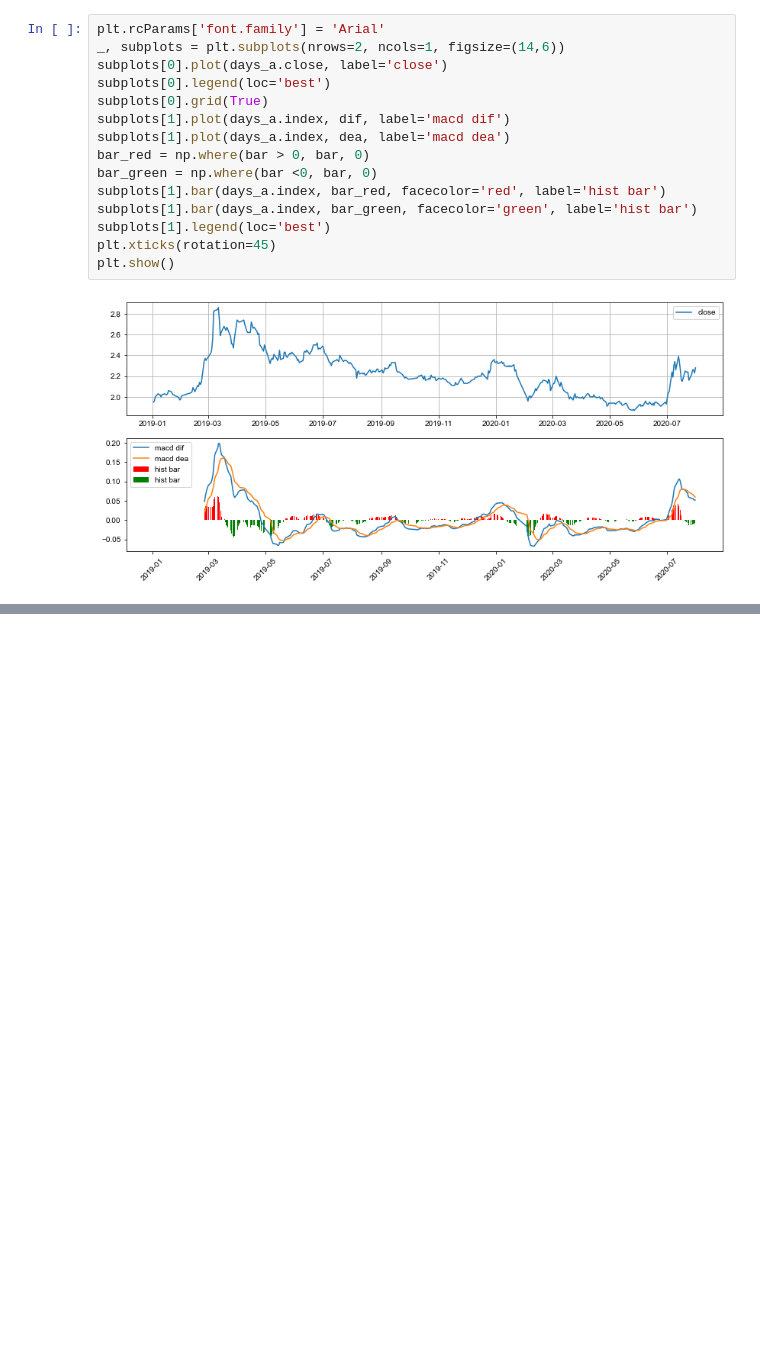
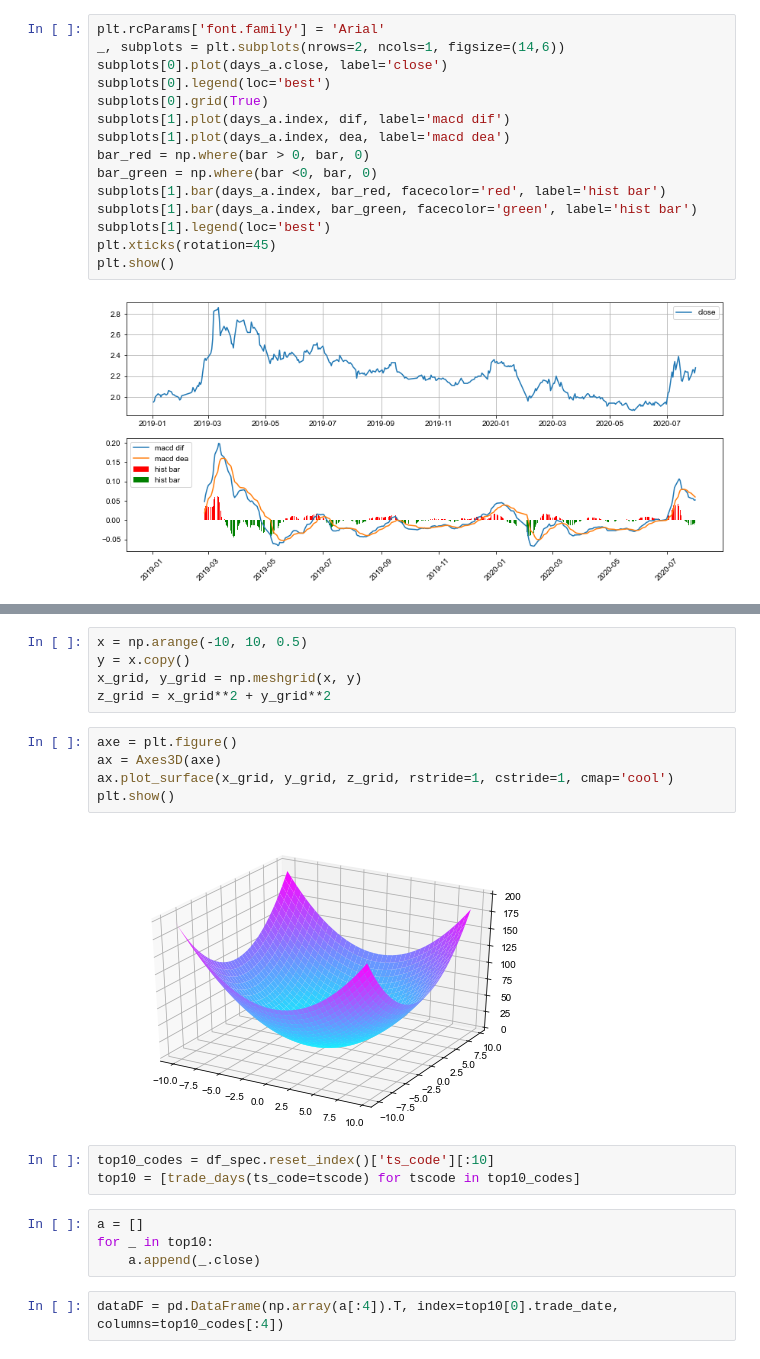
Before and after one commit to wd64759/quants, a Jupyter notebook: quants/abnormal_stocks.ipynb, the cells around one changed output, grey strips where cells are left out. Cells and saved outputs as stored; diff of their text form; blank space fills up the shorter version.

```diff
--- a/quants/abnormal_stocks.ipynb
+++ b/quants/abnormal_stocks.ipynb
@@ -269,0 +317,21 @@ plt.show()
+# %%
+x = np.arange(-10, 10, 0.5)
+y = x.copy()
+x_grid, y_grid = np.meshgrid(x, y)
+z_grid = x_grid**2 + y_grid**2
+# %%
+axe = plt.figure()
+ax = Axes3D(axe)
+ax.plot_surface(x_grid, y_grid, z_grid, rstride=1, cstride=1, cmap='cool')
+plt.show()
+# %% [output]
+[figure, added]
+# %%
+top10_codes = df_spec.reset_index()['ts_code'][:10]
+top10 = [trade_days(ts_code=tscode) for tscode in top10_codes]
+# %%
+a = []
+for _ in top10:
+    a.append(_.close)
+# %%
+dataDF = pd.DataFrame(np.array(a[:4]).T, index=top10[0].trade_date, columns=top10_codes[:4])
```
Also changed, not shown: parts of 12 cells of this notebook, 3 other files.
